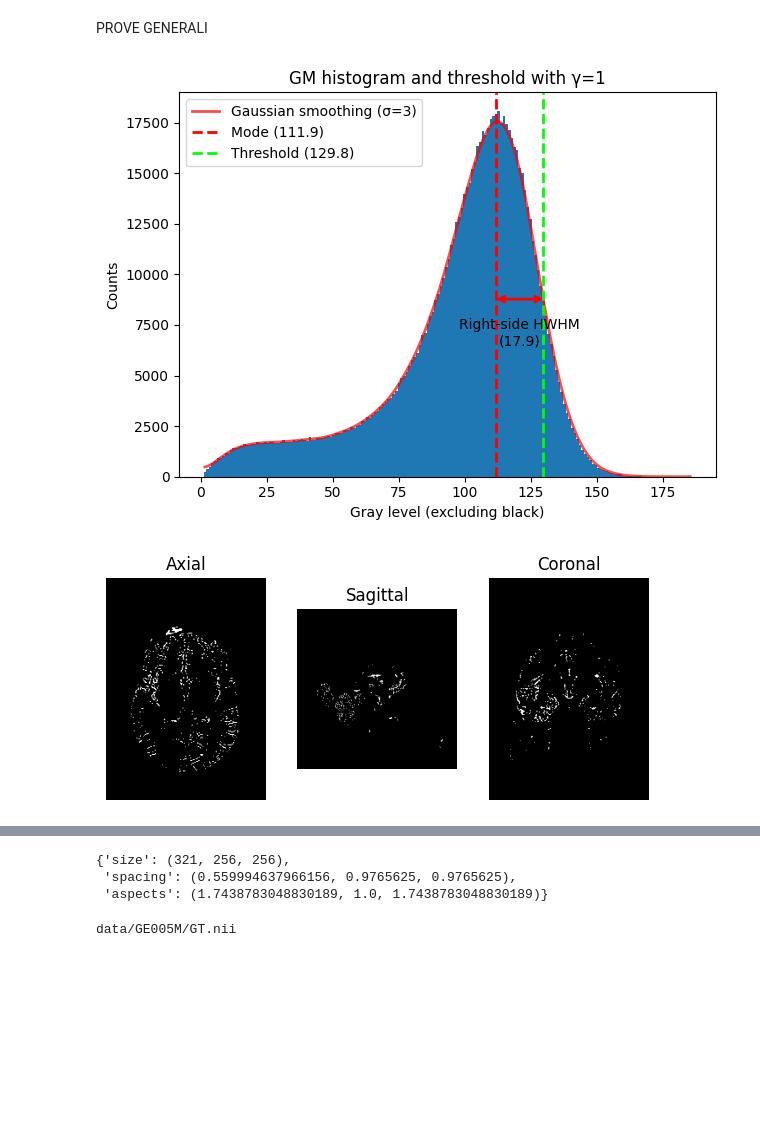
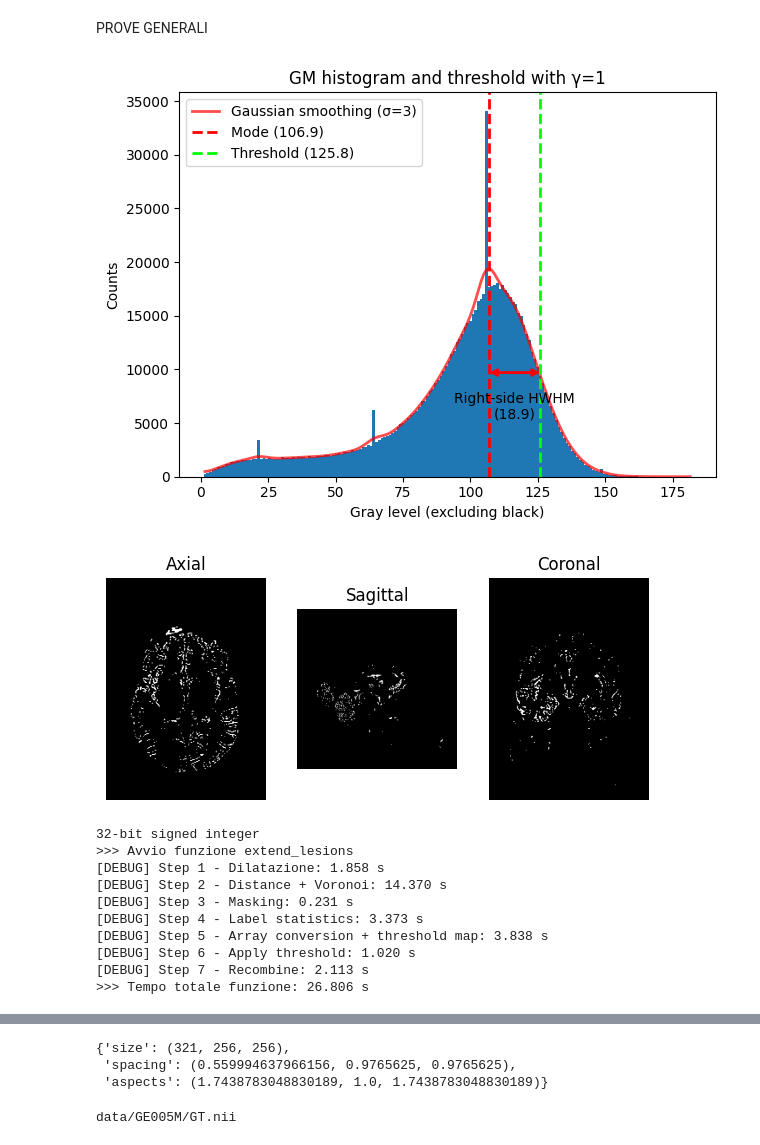
Before and after one commit to DavideBracali/SilentInfarctionSegmentationFLAIR, a Jupyter notebook: prove.ipynb, the cells around one changed output, grey strips where cells are left out. Saved outputs shown, nothing was run; the diff lists cells and outputs as text; code cells hidden in the pictures; blank space fills up the shorter version.

Commit message:
[ADD][WORK][FIX] added lesion extension to refinement step, lesion surround computation is faster, bug fix in testing

```diff
--- a/prove.ipynb
+++ b/prove.ipynb
@@ -1392,34 +1392,57 @@ from SilentInfarctionSegmentationFLAIR import segmentation
 from SilentInfarctionSegmentationFLAIR import refinement
 from SilentInfarctionSegmentationFLAIR import refinement_step
 import importlib
 importlib.reload(utils)
 importlib.reload(segmentation)
 importlib.reload(histograms)
 importlib.reload(threshold)
 importlib.reload(refinement)
 importlib.reload(refinement_step)
 import gc
-gc.collect()
+sitk.ProcessObject.SetGlobalDefaultNumberOfThreads(1)
 
 i=1
 
 image = sitk.ReadImage(paths_df[flair_file][i])
 image = orient_image(image, 'RAS')
+image = to_n_bit(image, 8)
 
 segm = sitk.ReadImage(paths_df[segm_file][i])
 segm = resample_to_reference(segm, image)
 
 gm_mask = get_mask_from_segmentation(segm, gm_labels)
 gm = sitk.Mask(image, gm_mask)
 
+
 gt = sitk.ReadImage(paths_df[gt_file][i])
 gt = resample_to_reference(gt, image)
 gt = sitk.Cast(gt, sitk.sitkUInt8)
 
+gc.collect()
+
 thr_mask = threshold.main(image, gm, gamma=1, show=True)
 plot_image(thr_mask)
-ext_mask = refinement.extend_lesions(thr_mask, image, n_std=2, dilation_radius=5)
+
+gc.collect()
+
+ccs, n = connected_components(thr_mask)
+print(ccs.GetPixelIDTypeAsString())
+
+
+gc.collect()
+
+ext_mask = refinement.extend_lesions_debug(ccs, n, image, n_std=4, dilation_radius=5)
 plot_image(ext_mask)
 # %% [output]
-[figure, old version]
+[figure, new version]
-[figure, old version]
+[figure, new version]
+32-bit signed integer
+>>> Avvio funzione extend_lesions
+[DEBUG] Step 1 - Dilatazione: 1.858 s
+[DEBUG] Step 2 - Distance + Voronoi: 14.370 s
+[DEBUG] Step 3 - Masking: 0.231 s
+[DEBUG] Step 4 - Label statistics: 3.373 s
+[DEBUG] Step 5 - Array conversion + threshold map: 3.838 s
+[DEBUG] Step 6 - Apply threshold: 1.020 s
+[DEBUG] Step 7 - Recombine: 2.113 s
+>>> Tempo totale funzione: 26.806 s
@@ -1427,6 +1450,6 @@ plot_image(ext_mask)
-{'size': (321, 256, 256),
- 'spacing': (0.559994637966156, 0.9765625, 0.9765625),
- 'aspects': (1.7438783048830189, 1.0, 1.7438783048830189)}
+{'size': (321, 256, 256),
+ 'spacing': (0.559994637966156, 0.9765625, 0.9765625),
+ 'aspects': (1.7438783048830189, 1.0, 1.7438783048830189)}
 # %%
 # %% [output]
 data/GE005M/GT.nii
```
Also changed, not shown: parts of 1 cell of this notebook, 4 other files.
